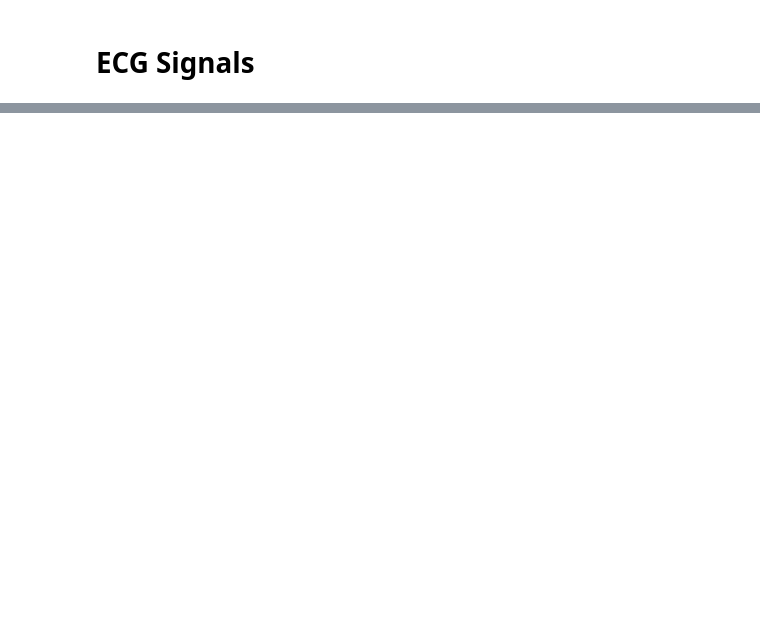
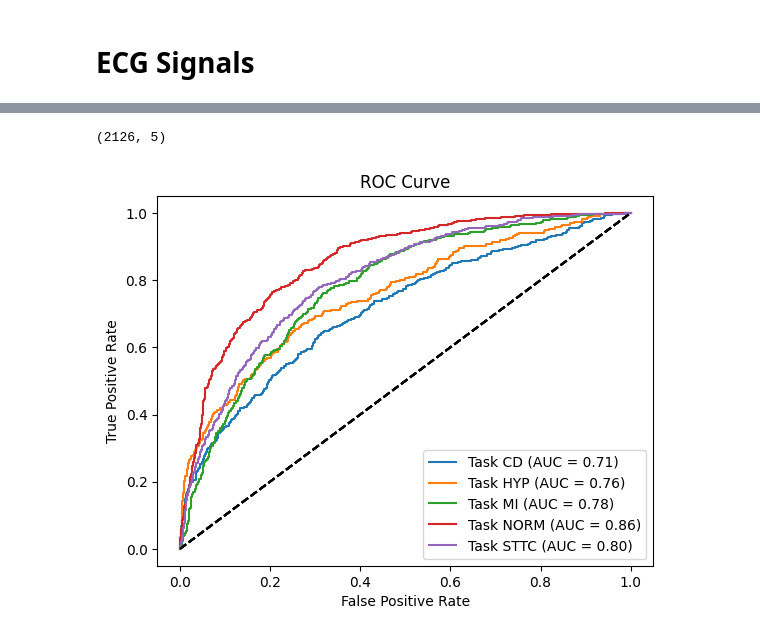
Before and after one commit to idoven/Idoven-DS-Machine-Learning, a Jupyter notebook: src/notebooks/Main.ipynb, the cells around one changed output, grey strips where cells are left out. Saved outputs shown, nothing was run; the diff lists cells and outputs as text; code cells hidden in the pictures; blank space fills up the shorter version.

```diff
--- a/src/notebooks/Main.ipynb
+++ b/src/notebooks/Main.ipynb
@@ -420,0 +467,12 @@ We will use a multi-label classification model, with 5 classes, multiple classes
+# %%
+
+from sklearn.utils.class_weight import compute_class_weight
+device = torch.device('cuda' if torch.cuda.is_available() else 'cpu')
+
+class_weights = []
+for i in range(labels.shape[1]):  # For each class
+    # Compute class weight for class i
+    weights = compute_class_weight(class_weight='balanced', classes=[0, 1.], y=labels[:, i])
+    class_weights.append(weights[1])  # We're interested in the weight for the "positive" class
+
+class_weights = torch.tensor(class_weights, dtype=torch.float).to(device)
@@ -420,0 +817,34 @@ We will use a multi-label classification model, with 5 classes, multiple classes
+# %%
+# Get the ROC AUC score for each task
+from sklearn.metrics import roc_auc_score, roc_curve
+
+roc_auc_scores = []
+# Get the targets and predictions for the task
+# iterate over the test set to get the predictions
+preds = []
+targets = []
+for x, metadata, y in datamodule.test_dataloader():
+    x = torch.cat((x, metadata), dim=2)
+    y_hat = model(x.float())
+    preds.append(torch.sigmoid(y_hat).cpu().detach().numpy())
+    targets.append(y.cpu().detach().numpy())
+
+preds = np.concatenate(preds)
+targets = np.concatenate(targets)
+print(preds.shape)
+for i in range(targets.shape[1]):
+    roc_auc = roc_auc_score(targets[:, i], preds[:, i])
+    roc_auc_scores.append(roc_auc)
+    fpr, tpr, _ = roc_curve(targets[:, i], preds[:, i])
+    plt.plot(fpr, tpr, label=f'Task {class_names[i]} (AUC = {roc_auc:.2f})')
+    # Add a dashed line where the ROC AUC is 0.5
+    plt.plot([0, 1], [0, 1], 'k--')
+    plt.xlabel('False Positive Rate')
+    plt.ylabel('True Positive Rate')
+    plt.title('ROC Curve')
+    plt.legend()
+
+plt.show()
+# %% [output]
+(2126, 5)
+[figure, added]
```
Also changed, not shown: parts of 25 cells of this notebook.
